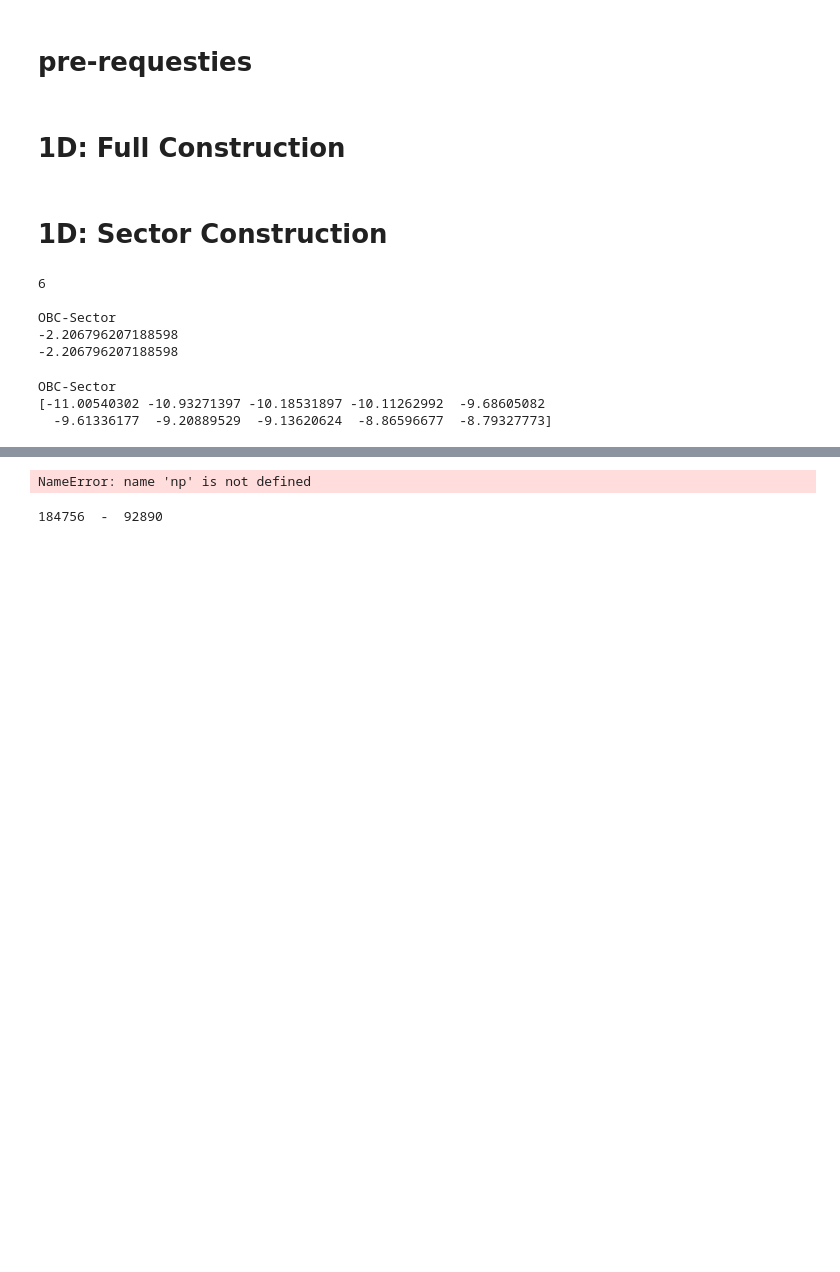
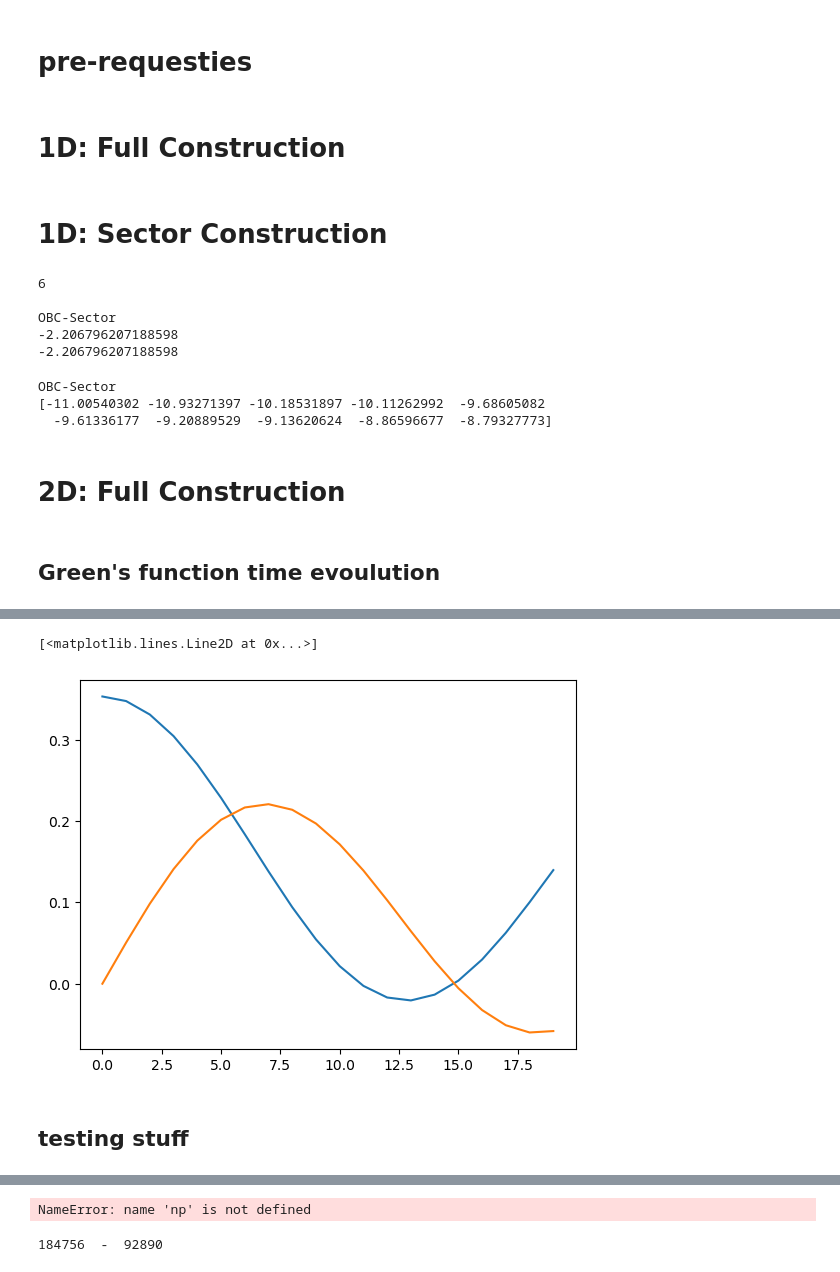
Before and after one commit to Arash-H-Jafarizadeh/Fermionic-State-Preparation, a Jupyter notebook: exact_diagonalization.ipynb, the cells around one changed output, grey strips where cells are left out. Saved outputs shown, nothing was run; the diff lists cells and outputs as text; code cells hidden in the pictures; blank space fills up the shorter version.

```diff
--- a/exact_diagonalization.ipynb
+++ b/exact_diagonalization.ipynb
@@ -233,3 +233,5 @@ print("")
 OBC-Sector
 [-11.00540302 -10.93271397 -10.18531897 -10.11262992  -9.68605082
   -9.61336177  -9.20889529  -9.13620624  -8.86596677  -8.79327773]
+# %% [markdown]
+# 2D: Full Construction #
@@ -235,0 +373,67 @@ OBC-Sector
+# %% [markdown]
+## Green's function time evoulution ##
+# %%
+V, J = 0.11, 1.0
+
+Lx, Ly = 3, 2
+L = Lx*Ly
+
+ii, jj = 1, 2
+
+ham = Fermi_Hubbard_Ham_2d( (V, J), (Lx, Ly), PBC = False)
+print("Hamiltoni size:", np.shape(ham),"->", 2**(Lx*Ly))
+print("")
+
+t0 = tt.time()
+ee, vv = np.linalg.eigh(ham)
+print("eigen value time:", tt.time()-t0)
+print("")
+
+sctrs = sector_indexes((Lx,Ly), vv)
+# print("all sectord:", sctrs)
+print("len of half filled sector:", len(sctrs[int(Lx*Ly/2)]))
+print("")
+
+gs_ind = sctrs[int(Lx*Ly/2)][0]
+gs_vec = vv[:,gs_ind]
+print("ground state index:", gs_ind)
+print("")
+# gs = vv[:,]
+
+
+time_array = np.linspace(0, 2, num = 20)
+out_real = []
+out_imag = []
+for time in time_array:
+    ev_t = np.exp(-1j*ee*time)
+    # U_t = np.linalg.multi_dot([vv, np.diag(ev_t), np.conjugate(np.transpose(vv)) ])
+    U_t = vv @ np.diag(ev_t) @ vv.T.conj()
+
+    # op_t = np.linalg.multi_dot([U_t, fc(+1, ii, L), np.conjugate(np.transpose(U_t))])
+    op_t = U_t @ fc(+1, ii, L) @ U_t.T.conj()
+    green_func = op_t @ fc(-1, jj, L)
+
+    out_val = gs_vec @ green_func @ gs_vec.conj()
+    print("  - - output:", out_val)
+    out_real.append(out_val.real)
+    out_imag.append(out_val.imag)
+
+    G_Mat = green_matrix((Lx, Ly), U_t, gs_vec)
+    print("  + + G  mat:", G_Mat[ii-1, jj-1])
+
+    val0 = 1.0 * gs_vec @ fc(+1, ii, L) @ fc(-1, jj, L) @ gs_vec.conj()
+    val1 = 1j*J*time * gs_vec @ fc(+1, ii, L) @ fc(-1, jj+1, L) @ gs_vec.conj()
+    val2 = 1j*J*time * gs_vec @ fc(+1, ii, L) @ fc(-1, jj-1, L) @ gs_vec.conj()
+    val3 = +0.5*1j*V*time * gs_vec @ fc(+1, ii, L) @ fc(-1, jj, L) @ fc(+1, jj+1, L) @ fc(-1, jj+1, L) @ gs_vec.conj()
+    val4 = -0.5*1j*V*time * gs_vec @ fc(+1, ii, L) @ fc(-1, jj, L) @ fc(+1, jj-1, L) @ fc(-1, jj-1, L) @ gs_vec.conj()
+    # print("  * * N  mat:", val0-val1-val2-val3-val4)
+    print("  * * N  mat:", +val3-val4)
+    print("")
+
+
+print("Green's function matrix:")
+print("")
+# print(G)
+plt.plot(out_real, label="Re")
+plt.plot(out_imag, label="Im")
+# %% [output]
@@ -235,0 +457,4 @@ OBC-Sector
+[<matplotlib.lines.Line2D at 0x...>]
+[figure, added]
+# %% [markdown]
+## testing stuff ##
```
Also changed, not shown: parts of 5 cells of this notebook, 2 other files.
